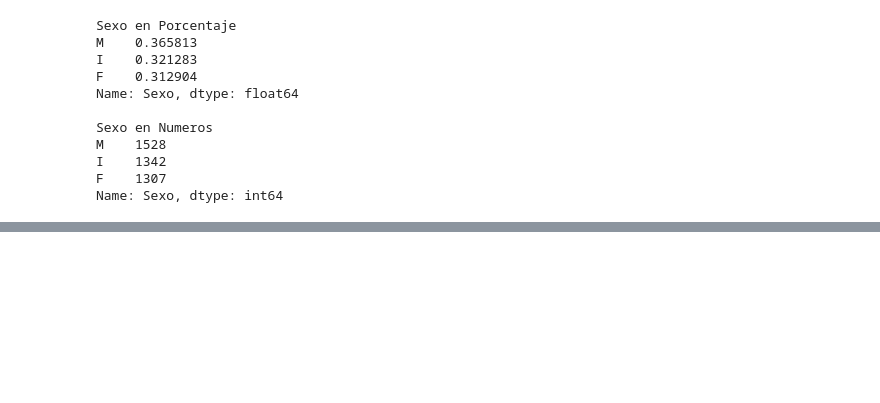
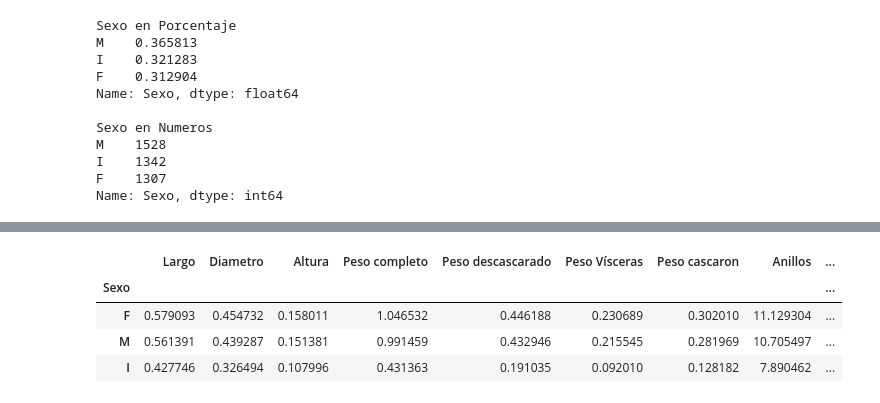
Before and after one commit to C0sch0/Abalone_Regression_Analysis_ML, a Jupyter notebook: Proyecto_Regresion.ipynb, the cells around one changed output, grey strips where cells are left out. Drawn from its saved outputs; the diff is of its cells as text; code cells hidden in the pictures; blank space fills up the shorter version.

```diff
--- a/Proyecto_Regresion.ipynb
+++ b/Proyecto_Regresion.ipynb
@@ -133,0 +137,8 @@ sns.violinplot(x = 'Sexo', y = 'Edad', data = data_2)
+# %%
+data_2.groupby('Sexo')[["Sexo", "Largo", "Diametro", "Altura", "Peso completo", "Peso descascarado", "Peso Vísceras", "Peso cascaron", "Anillos", "Edad"]].mean().sort_values(by = 'Edad',ascending = False)
+# %% [output]
+|  | Largo | Diametro | Altura | Peso completo | Peso descascarado | Peso Vísceras | Peso cascaron | Anillos | ... |
+| Sexo |  |  |  |  |  |  |  |  | ... |
+| F | 0.579093 | 0.454732 | 0.158011 | 1.046532 | 0.446188 | 0.230689 | 0.302010 | 11.129304 | ... |
+| M | 0.561391 | 0.439287 | 0.151381 | 0.991459 | 0.432946 | 0.215545 | 0.281969 | 10.705497 | ... |
+| I | 0.427746 | 0.326494 | 0.107996 | 0.431363 | 0.191035 | 0.092010 | 0.128182 | 7.890462 | ... |
```
Also changed, not shown: parts of 1 cell of this notebook.
